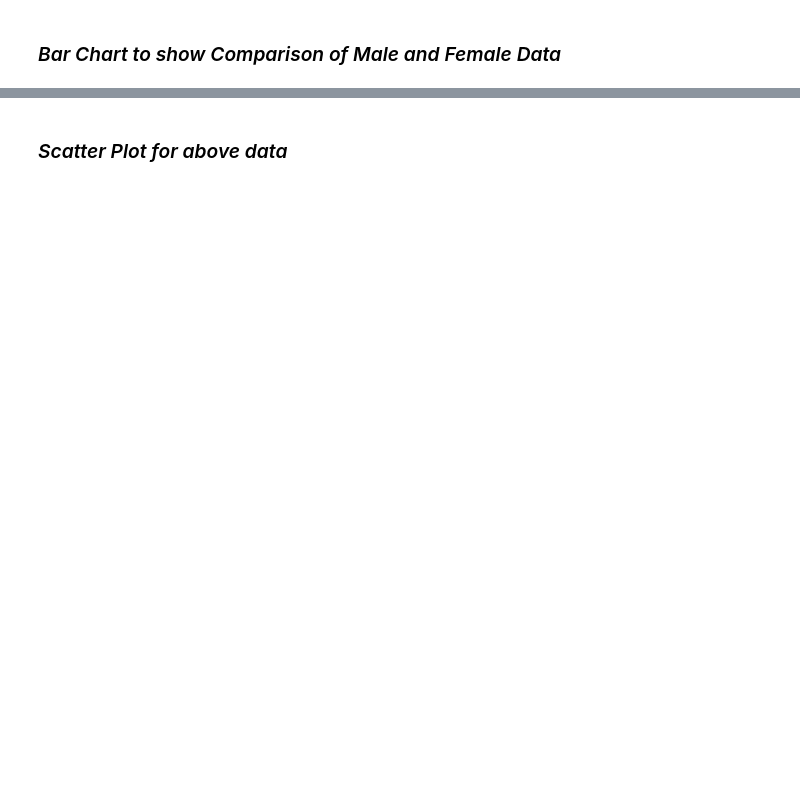
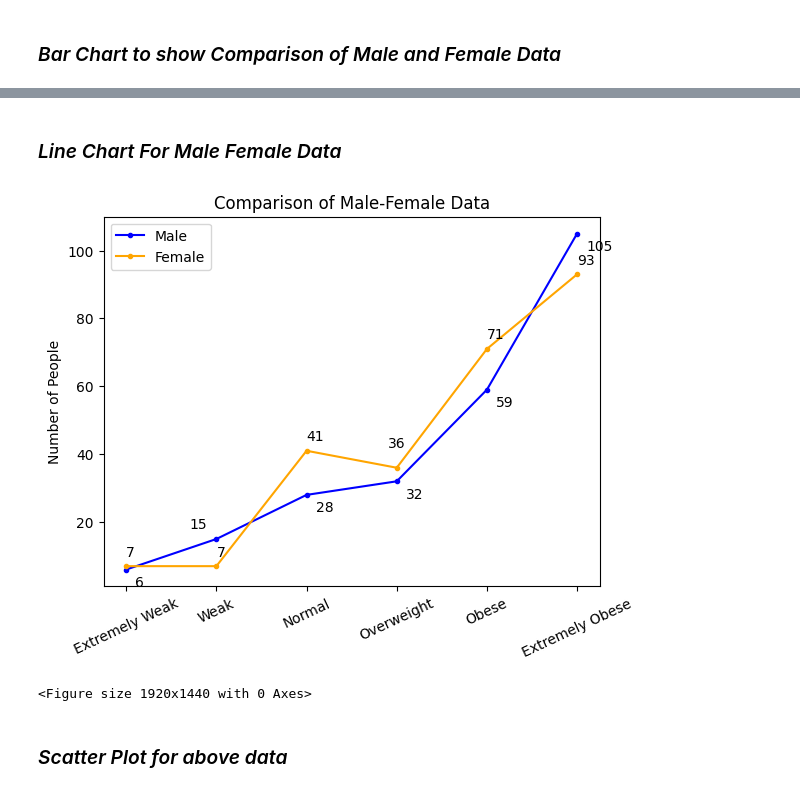
Before and after one commit to Jai-Verma-04/BodyMassIndex, a Jupyter notebook: BodyMassIndex.ipynb, the cells around one changed output, grey strips where cells are left out. Cells and saved outputs as stored; diff of their text form; code cells hidden in the pictures; blank space fills up the shorter version.

```diff
--- a/BodyMassIndex.ipynb
+++ b/BodyMassIndex.ipynb
@@ -121,3 +129,44 @@ plt.show()
+# %% [markdown]
+### _Line Chart For Male Female Data_
+# %%
+ #* Text for X Axis
+text_ = ["Extremely Weak", "Weak", "Normal", "Overweight", "Obese", "Extremely Obese"]
+
+#* Plit of Male Data
+plt.plot(male_values, color='blue', marker='.', label='Male')
+
+#* Plot of Female Data
+plt.plot(female_values, marker='.', color='orange', label='Female')
+
+#* Title for the bar chart
+plt.title("Comparison of Male-Female Data")
+
+#* Defining the xticks and ylabel
+plt.xticks(x, text_, rotation=25)
+plt.ylabel("Number of People")
+
+#* Displaying the value of male data above the line
+for i in range(len(x)):
+    if male_values[i]!=15:
+        plt.text(x=i+0.1, y=male_values[i]-5, s=male_values[i])  #* (X, Y, Value)
+    else:
+        plt.text(x=i-0.3, y=male_values[i]+3, s=male_values[i])
+
+#* Displaying the value of Female data above the line
+for i in range(len(x)):
+    if female_values[i]!=36:
+        plt.text(i, female_values[i]+3, female_values[i])
+    else:
+        plt.text(i-0.1, female_values[i]+6, female_values[i])
+
+#* Displaying the legend
+plt.legend()
+
+plt.figure(dpi=300)  #* Adjustment fop dpi
+plt.show()
+# %% [output]
+[figure, added]
+<Figure size 1920x1440 with 0 Axes>
 # %% [markdown]
 ### _Scatter Plot for above data_
 # %%
```
Also changed, not shown: parts of 7 cells of this notebook.
